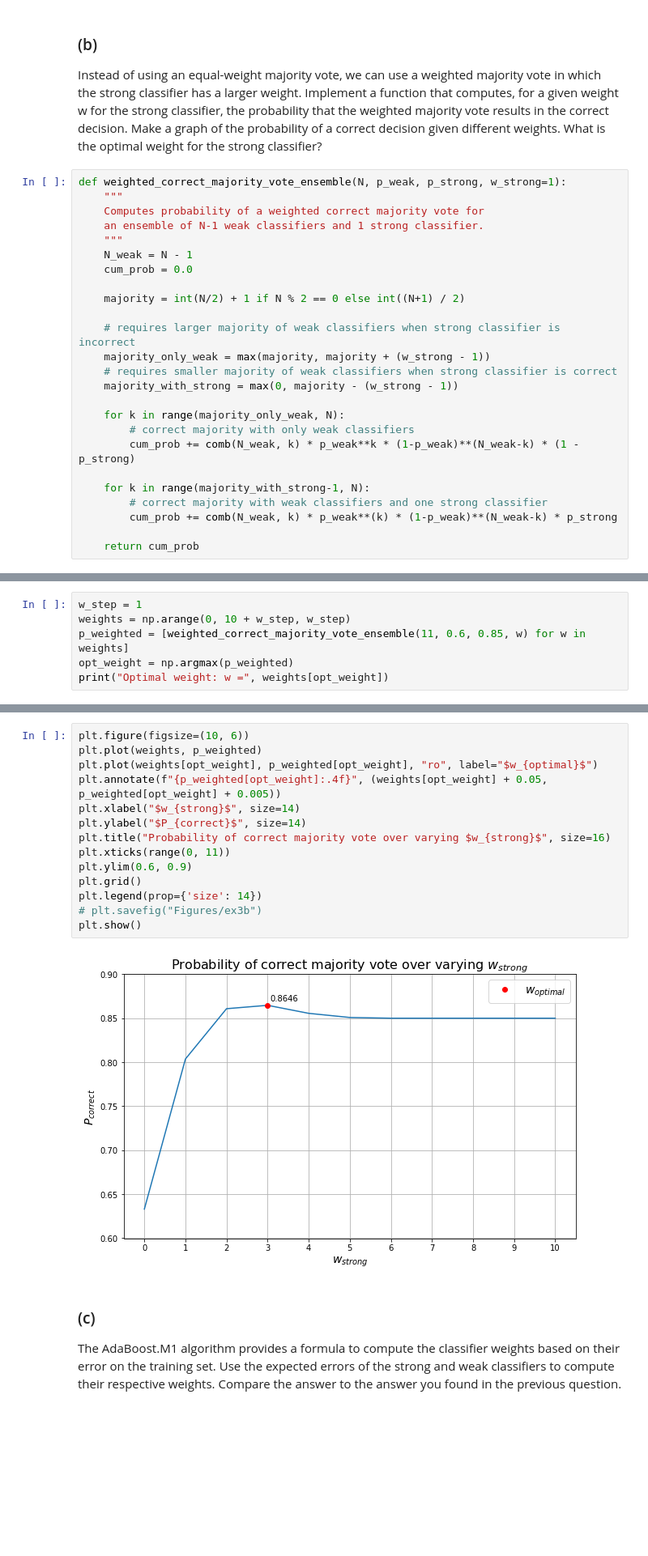
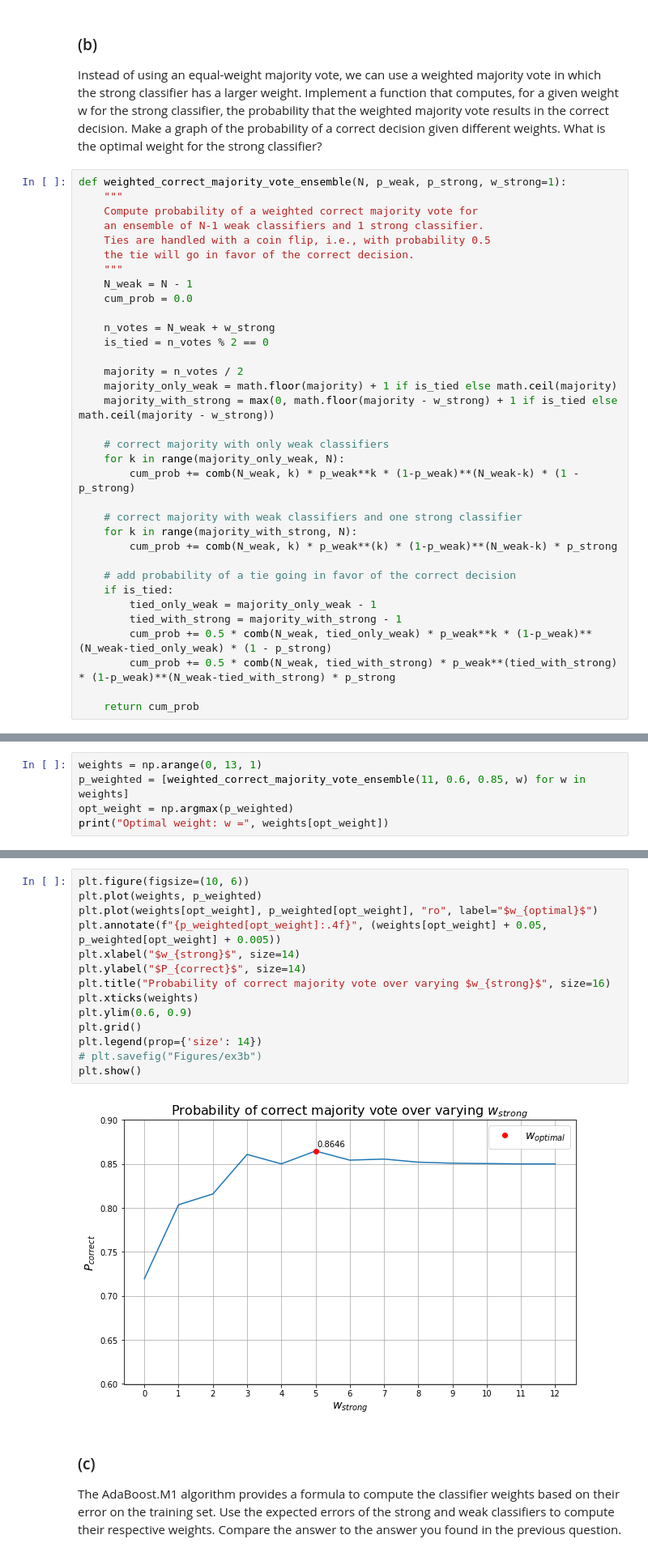
Before and after one commit to rusane/natural-computing, a Jupyter notebook: A5 - Ensemble Learning/Ensemble Learning - Assignment 5.ipynb, the cells around one changed output, grey strips where cells are left out. Shown at 81% size. Cells and saved outputs as stored; diff of their text form; blank space fills up the shorter version.

```diff
--- a/A5 - Ensemble Learning/Ensemble Learning - Assignment 5.ipynb
+++ b/A5 - Ensemble Learning/Ensemble Learning - Assignment 5.ipynb
@@ -182,25 +182,34 @@ weight for the strong classifier?
 # %%
 def weighted_correct_majority_vote_ensemble(N, p_weak, p_strong, w_strong=1):
     """
-    Computes probability of a weighted correct majority vote for
+    Compute probability of a weighted correct majority vote for
     an ensemble of N-1 weak classifiers and 1 strong classifier.
+    Ties are handled with a coin flip, i.e., with probability 0.5
+    the tie will go in favor of the correct decision.
     """
     N_weak = N - 1
     cum_prob = 0.0
 
-    majority = int(N/2) + 1 if N % 2 == 0 else int((N+1) / 2)
+    n_votes = N_weak + w_strong
+    is_tied = n_votes % 2 == 0
 
-    # requires larger majority of weak classifiers when strong classifier is incorrect
-    majority_only_weak = max(majority, majority + (w_strong - 1))
-    # requires smaller majority of weak classifiers when strong classifier is correct
-    majority_with_strong = max(0, majority - (w_strong - 1))
+    majority = n_votes / 2
+    majority_only_weak = math.floor(majority) + 1 if is_tied else math.ceil(majority)
+    majority_with_strong = max(0, math.floor(majority - w_strong) + 1 if is_tied else math.ceil(majority - w_strong))
 
+    # correct majority with only weak classifiers
     for k in range(majority_only_weak, N):
-        # correct majority with only weak classifiers
         cum_prob += comb(N_weak, k) * p_weak**k * (1-p_weak)**(N_weak-k) * (1 - p_strong)
 
-    for k in range(majority_with_strong-1, N):
-        # correct majority with weak classifiers and one strong classifier
+    # correct majority with weak classifiers and one strong classifier
+    for k in range(majority_with_strong, N):
         cum_prob += comb(N_weak, k) * p_weak**(k) * (1-p_weak)**(N_weak-k) * p_strong
 
+    # add probability of a tie going in favor of the correct decision
+    if is_tied:
+        tied_only_weak = majority_only_weak - 1
+        tied_with_strong = majority_with_strong - 1
+        cum_prob += 0.5 * comb(N_weak, tied_only_weak) * p_weak**k * (1-p_weak)**(N_weak-tied_only_weak) * (1 - p_strong)
+        cum_prob += 0.5 * comb(N_weak, tied_with_strong) * p_weak**(tied_with_strong) * (1-p_weak)**(N_weak-tied_with_strong) * p_strong
+
     return cum_prob
@@ -232,6 +216,5 @@ The method below regards the weighted strong classifier as multiple votes, incre
 # %%
-w_step = 1
-weights = np.arange(0, 10 + w_step, w_step)
+weights = np.arange(0, 13, 1)
 p_weighted = [weighted_correct_majority_vote_ensemble(11, 0.6, 0.85, w) for w in weights]
 opt_weight = np.argmax(p_weighted)
 print("Optimal weight: w =", weights[opt_weight])
@@ -240,19 +223,19 @@ Optimal weight: w = 3
 # %%
 plt.figure(figsize=(10, 6))
 plt.plot(weights, p_weighted)
 plt.plot(weights[opt_weight], p_weighted[opt_weight], "ro", label="$w_{optimal}$")
 plt.annotate(f"{p_weighted[opt_weight]:.4f}", (weights[opt_weight] + 0.05, p_weighted[opt_weight] + 0.005))
 plt.xlabel("$w_{strong}$", size=14)
 plt.ylabel("$P_{correct}$", size=14)
 plt.title("Probability of correct majority vote over varying $w_{strong}$", size=16)
-plt.xticks(range(0, 11))
+plt.xticks(weights)
 plt.ylim(0.6, 0.9)
 plt.grid()
 plt.legend(prop={'size': 14})
 # plt.savefig("Figures/ex3b")
 plt.show()
 # %% [output]
-[figure, old version]
+[figure, new version]
 # %% [markdown]
 ### (c)
 The AdaBoost.M1 algorithm provides a formula to compute
```
Also changed, not shown: parts of 3 cells of this notebook, 1 other file.
